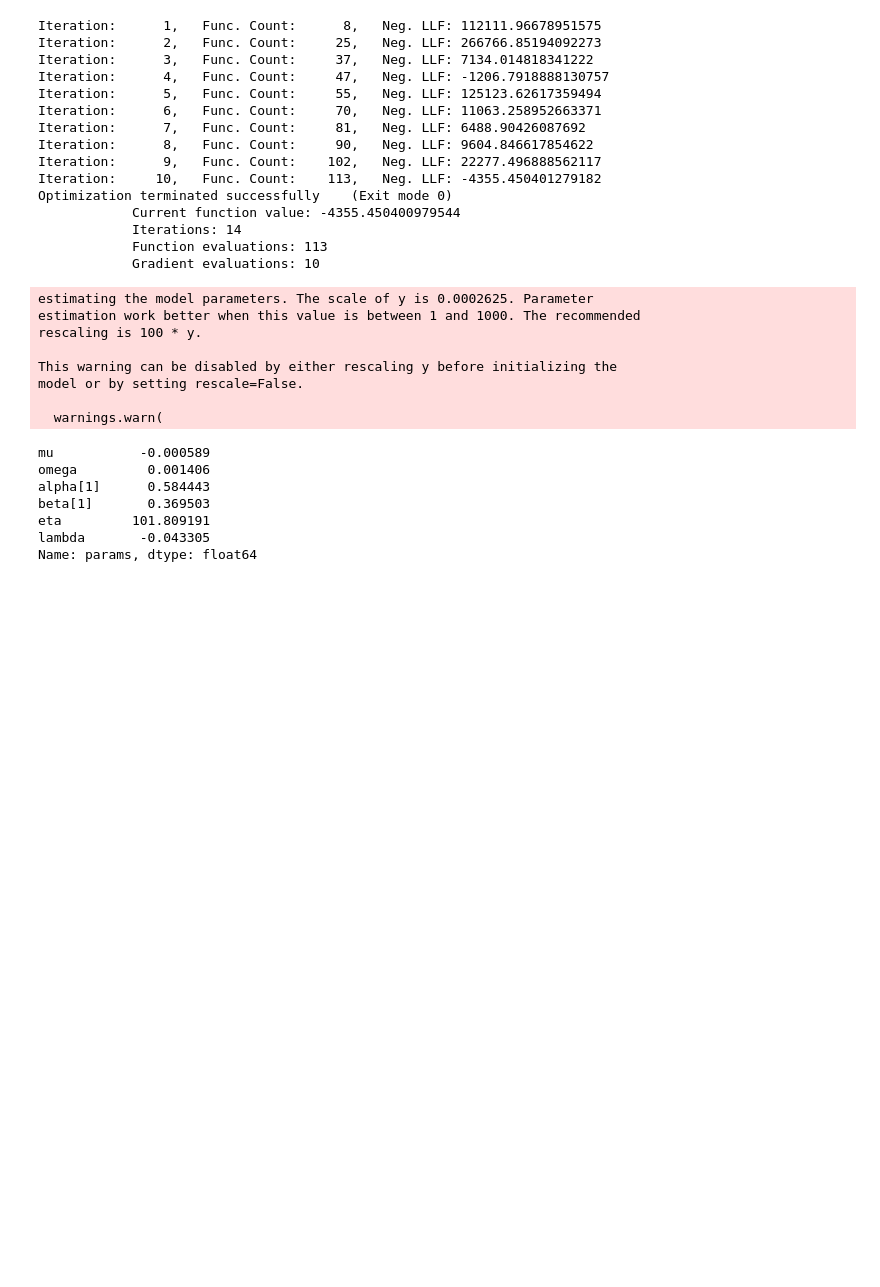
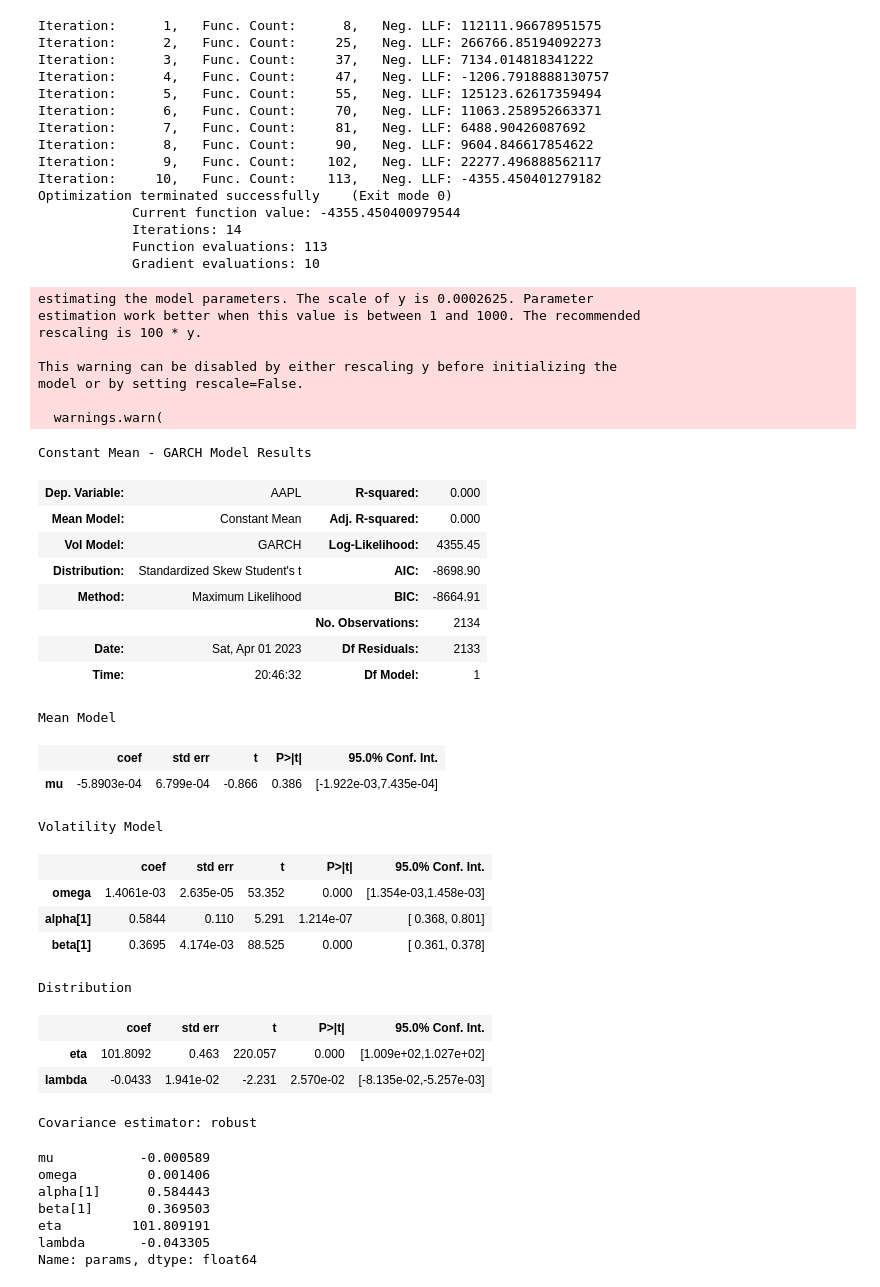
Before and after one commit to memlein/Copula-GARCH-for-Value-at-Risk-Prediction, a Jupyter notebook: VaR.ipynb, the cells around one changed output. Saved outputs shown, nothing was run; the diff lists cells and outputs as text; code cells hidden in the pictures; blank space fills up the shorter version.

```diff
--- a/VaR.ipynb
+++ b/VaR.ipynb
@@ -66,6 +66,4 @@ def fit_model(data):
 
     res = am.fit()
 
-    parameters = res.params
-
     return res
@@ -95,6 +102,31 @@ This warning can be disabled by either rescaling y before initializing the
 model or by setting rescale=False.
 
   warnings.warn(
+# %%
+res2.summary()
+# %% [output]
+Constant Mean - GARCH Model Results
+| Dep. Variable: | AAPL | R-squared: | 0.000 |
+| Mean Model: | Constant Mean | Adj. R-squared: | 0.000 |
+| Vol Model: | GARCH | Log-Likelihood: | 4355.45 |
+| Distribution: | Standardized Skew Student's t | AIC: | -8698.90 |
+| Method: | Maximum Likelihood | BIC: | -8664.91 |
+|  |  | No. Observations: | 2134 |
+| Date: | Sat, Apr 01 2023 | Df Residuals: | 2133 |
+| Time: | 20:46:32 | Df Model: | 1 |
+Mean Model
+|  | coef | std err | t | P>|t| | 95.0% Conf. Int. |
+| mu | -5.8903e-04 | 6.799e-04 | -0.866 | 0.386 | [-1.922e-03,7.435e-04] |
+Volatility Model
+|  | coef | std err | t | P>|t| | 95.0% Conf. Int. |
+| omega | 1.4061e-03 | 2.635e-05 | 53.352 | 0.000 | [1.354e-03,1.458e-03] |
+| alpha[1] | 0.5844 | 0.110 | 5.291 | 1.214e-07 | [ 0.368, 0.801] |
+| beta[1] | 0.3695 | 4.174e-03 | 88.525 | 0.000 | [ 0.361, 0.378] |
+Distribution
+|  | coef | std err | t | P>|t| | 95.0% Conf. Int. |
+| eta | 101.8092 | 0.463 | 220.057 | 0.000 | [1.009e+02,1.027e+02] |
+| lambda | -0.0433 | 1.941e-02 | -2.231 | 2.570e-02 | [-8.135e-02,-5.257e-03] |
+Covariance estimator: robust
 # %%
 res2.params
 # %% [output]
```
Also changed, not shown: parts of 4 cells of this notebook.
